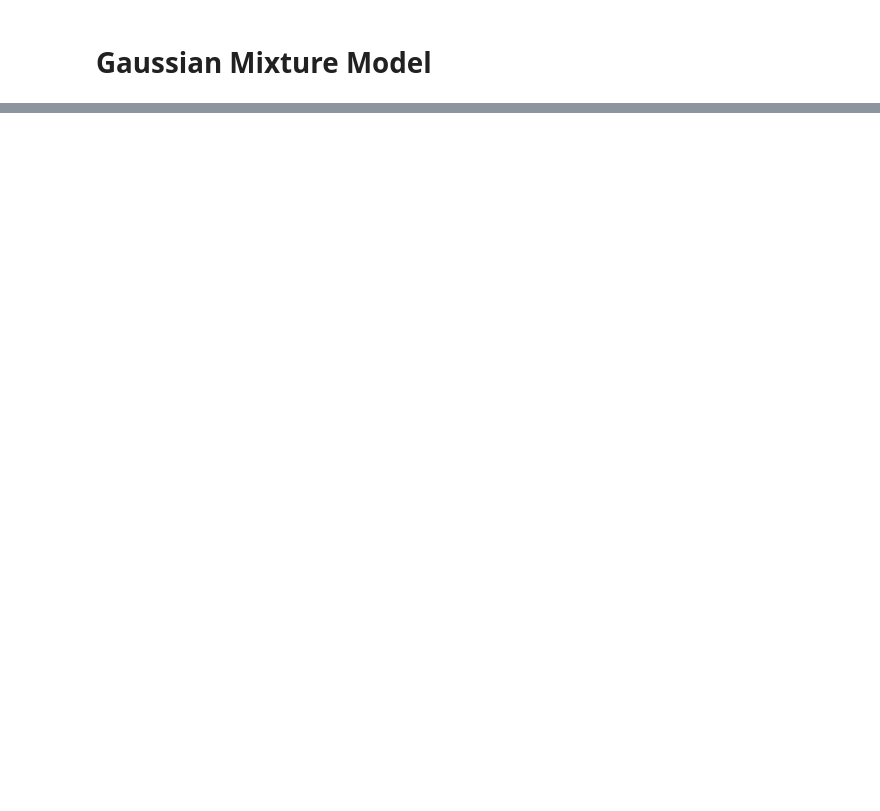
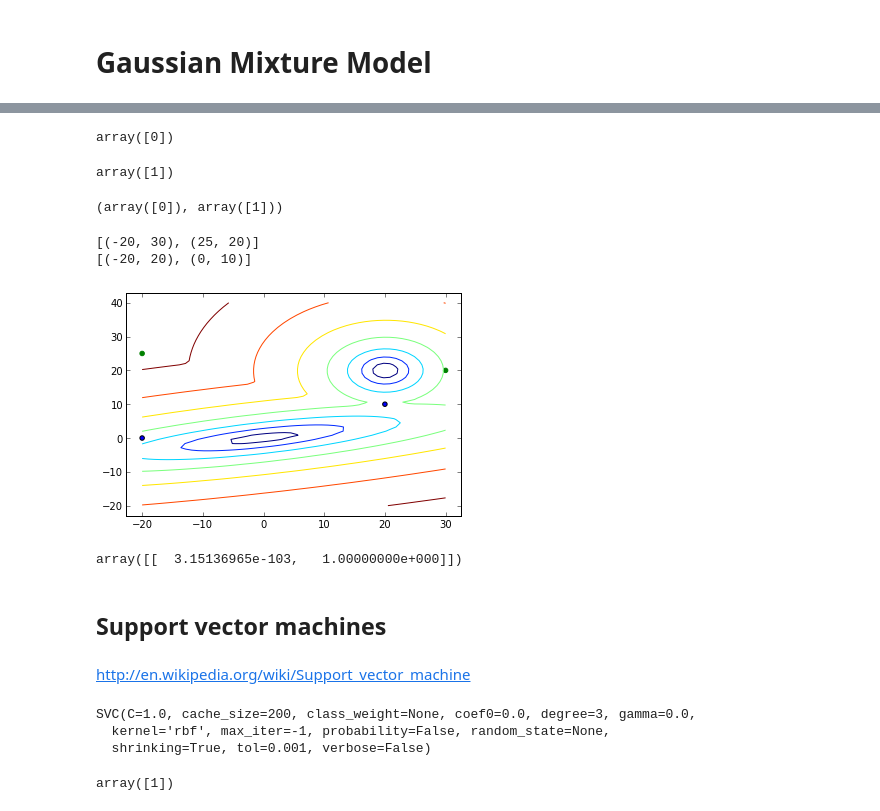
Before and after one commit to mantaraya36/240E-ipython, a Jupyter notebook: Feature summary and analysis.ipynb, the cells around one changed output, grey strips where cells are left out. Cells and saved outputs as stored; diff of their text form; code cells hidden in the pictures; blank space fills up the shorter version.

```diff
--- a/Feature summary and analysis.ipynb
+++ b/Feature summary and analysis.ipynb
@@ -857,0 +870,70 @@ axis('tight')
+# %%
+clf.predict([(0, 10)])
+# %% [output]
+array([0])
+# %%
+clf.predict([(25, 20)])
+# %% [output]
+array([1])
+# %%
+clf.predict([(-20, 20)]), clf.predict([(-20, 30)])
+# %% [output]
+(array([0]), array([1]))
+# %%
+points = [(-20, 20), (-20, 30), (25, 20), (0, 10)]
+
+points0 = []
+points1 = []
+
+for p in points:
+    cls = clf.predict([p])
+    if cls[0] == 1:
+        points1.append(p)
+    else:
+        points0.append(p)
+print points1
+print points0
+# %% [output]
+[(-20, 30), (25, 20)]
+[(-20, 20), (0, 10)]
+# %%
+clf = mixture.GMM(n_components=2, covariance_type='full')
+clf.fit(X_train)
+
+x = linspace(-20.0, 30.0)
+y = linspace(-20.0, 40.0)
+X, Y = meshgrid(x, y)
+XX = c_[X.ravel(), Y.ravel()]
+Z = np.log(-clf.eval(XX)[0])
+Z = Z.reshape(X.shape)
+
+CS = contour(X, Y, Z)
+
+scatter(*zip(points0))
+scatter(*zip(points1), color='g')
+
+axis('tight');
+# %% [output]
+[figure, added]
+# %%
+clf.predict_proba([(25, 20)])
+# %% [output]
+array([[  3.15136965e-103,   1.00000000e+000]])
+# %% [markdown]
+## Support vector machines
+# %% [markdown]
+http://en.wikipedia.org/wiki/Support_vector_machine
+# %%
+from sklearn import svm
+X = [[0, 0], [1, 1]]
+y = [0, 1]
+clf = svm.SVC()
+clf.fit(X, y)
+# %% [output]
+SVC(C=1.0, cache_size=200, class_weight=None, coef0=0.0, degree=3, gamma=0.0,
+  kernel='rbf', max_iter=-1, probability=False, random_state=None,
+  shrinking=True, tol=0.001, verbose=False)
+# %%
+clf.predict([[2., 2.]])
+# %% [output]
+array([1])
```
Also changed, not shown: parts of 6 cells of this notebook, 2 other files.
